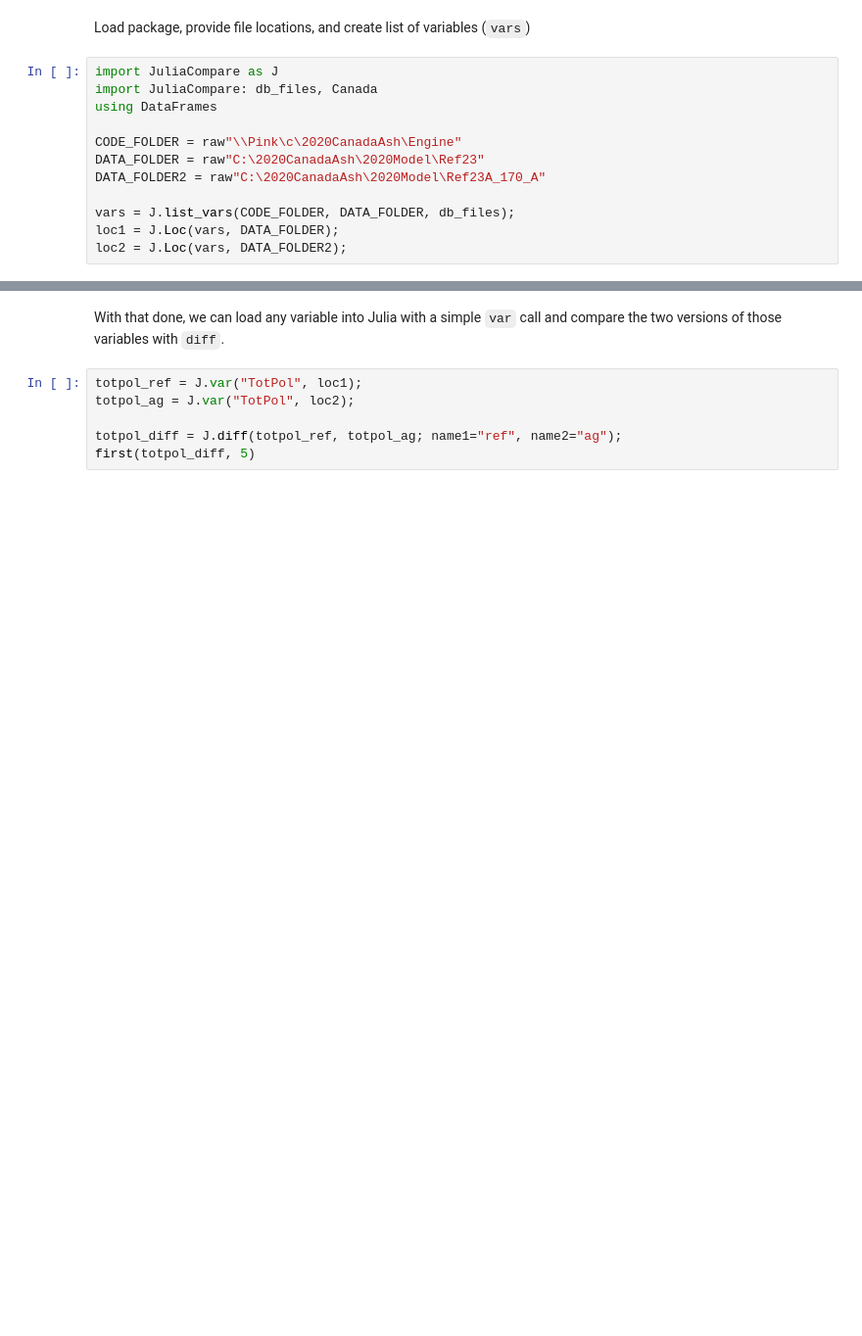
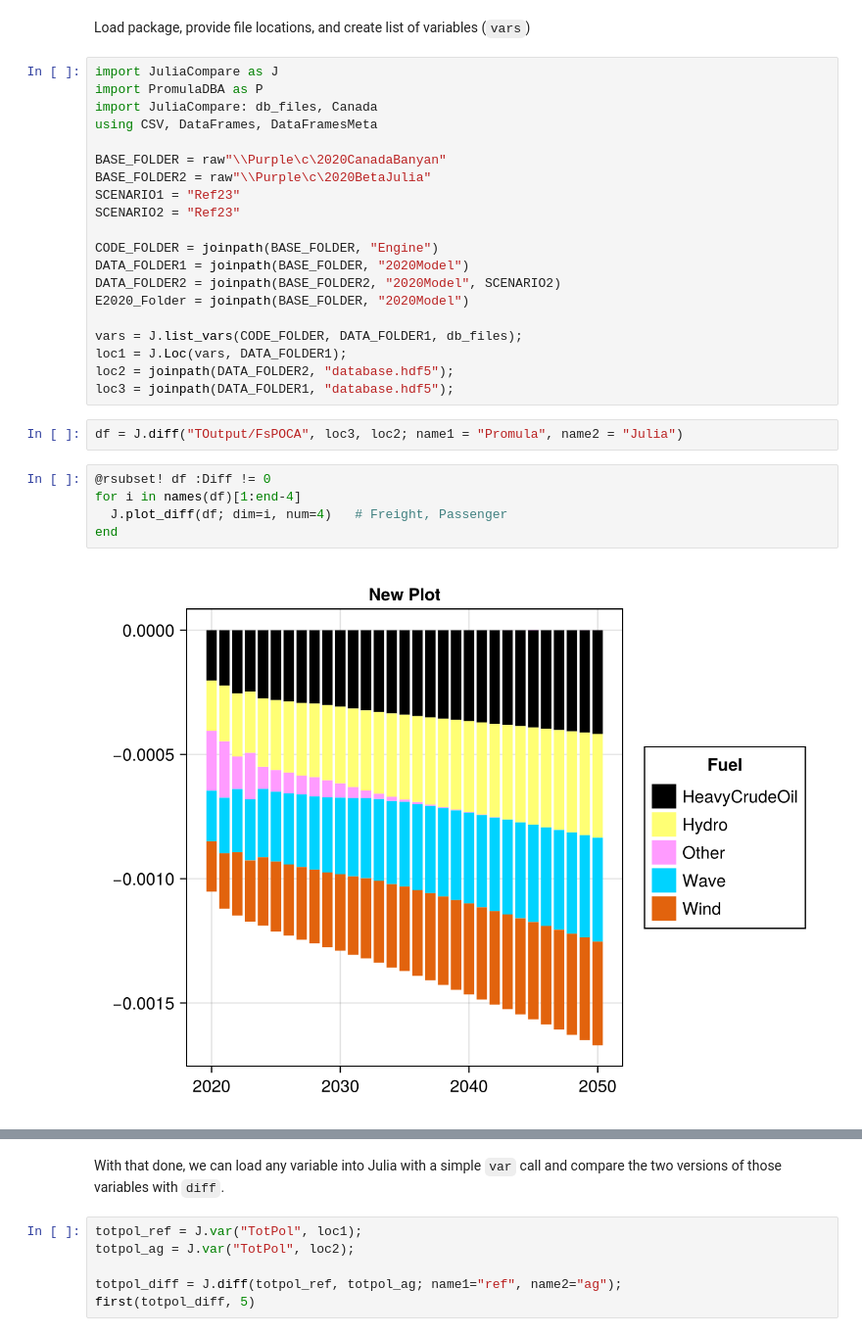
Before and after one commit to pnvolkmar/JuliaCompare.jl, a Jupyter notebook: test.ipynb, the cells around one changed output, grey strips where cells are left out. Shown at 98% size. Drawn from its saved outputs; the diff is of its cells as text; blank space fills up the shorter version.

```diff
--- a/test.ipynb
+++ b/test.ipynb
@@ -2,13 +2,30 @@
 Load package, provide file locations, and create list of variables (`vars`)
 # %%
 import JuliaCompare as J
+import PromulaDBA as P
 import JuliaCompare: db_files, Canada
-using DataFrames
+using CSV, DataFrames, DataFramesMeta
 
-CODE_FOLDER = raw"\\Pink\c\2020CanadaAsh\Engine"
-DATA_FOLDER = raw"C:\2020CanadaAsh\2020Model\Ref23"
-DATA_FOLDER2 = raw"C:\2020CanadaAsh\2020Model\Ref23A_170_A"
+BASE_FOLDER = raw"\\Purple\c\2020CanadaBanyan"
+BASE_FOLDER2 = raw"\\Purple\c\2020BetaJulia"
+SCENARIO1 = "Ref23"
+SCENARIO2 = "Ref23"
 
-vars = J.list_vars(CODE_FOLDER, DATA_FOLDER, db_files);
-loc1 = J.Loc(vars, DATA_FOLDER);
-loc2 = J.Loc(vars, DATA_FOLDER2);
+CODE_FOLDER = joinpath(BASE_FOLDER, "Engine")
+DATA_FOLDER1 = joinpath(BASE_FOLDER, "2020Model")
+DATA_FOLDER2 = joinpath(BASE_FOLDER2, "2020Model", SCENARIO2)
+E2020_Folder = joinpath(BASE_FOLDER, "2020Model")
+
+vars = J.list_vars(CODE_FOLDER, DATA_FOLDER1, db_files);
+loc1 = J.Loc(vars, DATA_FOLDER1);
+loc2 = joinpath(DATA_FOLDER2, "database.hdf5");
+loc3 = joinpath(DATA_FOLDER1, "database.hdf5");
+# %%
+df = J.diff("TOutput/FsPOCA", loc3, loc2; name1 = "Promula", name2 = "Julia")
+# %%
+@rsubset! df :Diff != 0
+for i in names(df)[1:end-4]
+  J.plot_diff(df; dim=i, num=4)   # Freight, Passenger
+end
+# %% [output]
+[figure, added]
```
Also changed, not shown: parts of 8 cells of this notebook, 4 other files.
